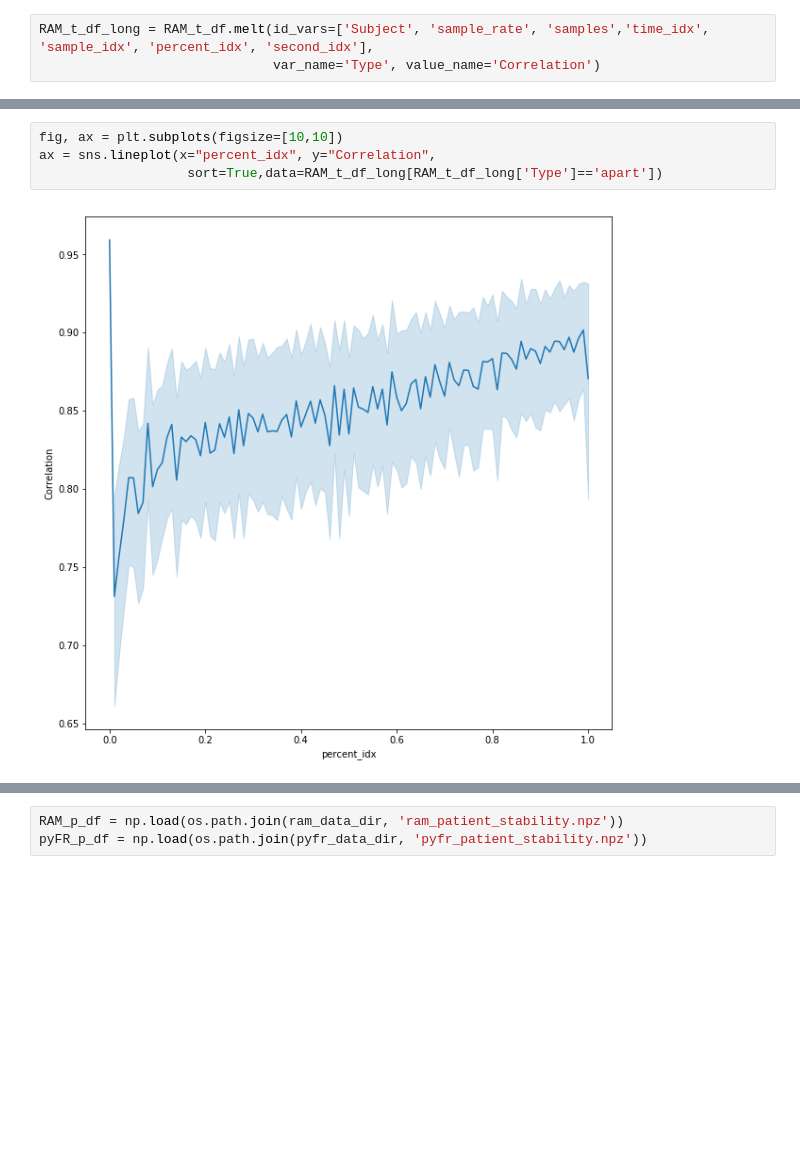
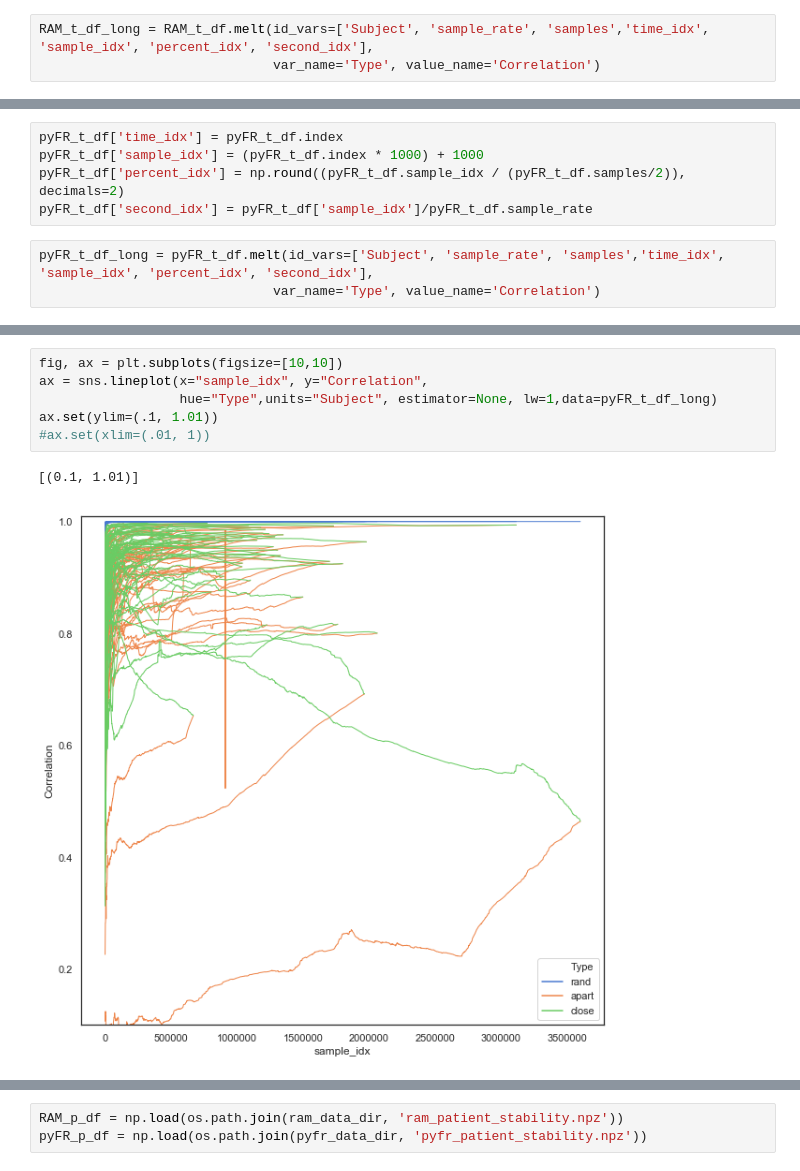
Before and after one commit to ContextLab/supereeg_paper, a Jupyter notebook: code/notebooks/stability.ipynb, the cells around one changed output, grey strips where cells are left out. Cells and saved outputs as stored; diff of their text form; blank space fills up the shorter version.

```diff
--- a/code/notebooks/stability.ipynb
+++ b/code/notebooks/stability.ipynb
@@ -83,0 +73,8 @@ try_group
+# %%
+pyFR_t_df['time_idx'] = pyFR_t_df.index
+pyFR_t_df['sample_idx'] = (pyFR_t_df.index * 1000) + 1000
+pyFR_t_df['percent_idx'] = np.round((pyFR_t_df.sample_idx / (pyFR_t_df.samples/2)), decimals=2)
+pyFR_t_df['second_idx'] = pyFR_t_df['sample_idx']/pyFR_t_df.sample_rate
+# %%
+pyFR_t_df_long = pyFR_t_df.melt(id_vars=['Subject', 'sample_rate', 'samples','time_idx', 'sample_idx', 'percent_idx', 'second_idx'],
+                              var_name='Type', value_name='Correlation')
@@ -89,6 +199,9 @@ ax = sns.lineplot(x="percent_idx", y="Correlation", data=RAM_t_df_long)
 # %%
 fig, ax = plt.subplots(figsize=[10,10])
-ax = sns.lineplot(x="percent_idx", y="Correlation",
-                   sort=True,data=RAM_t_df_long[RAM_t_df_long['Type']=='apart'])
+ax = sns.lineplot(x="sample_idx", y="Correlation",
+                  hue="Type",units="Subject", estimator=None, lw=1,data=pyFR_t_df_long)
+ax.set(ylim=(.1, 1.01))
+#ax.set(xlim=(.01, 1))
 # %% [output]
+[(0.1, 1.01)]
-[figure, old version]
+[figure, new version]
```
Also changed, not shown: parts of 59 cells of this notebook, 27 other files.
